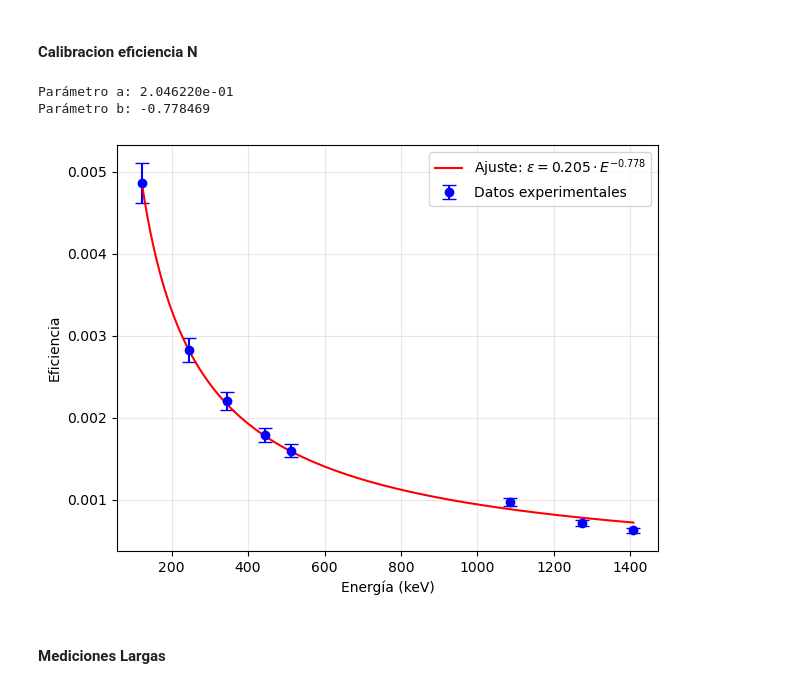
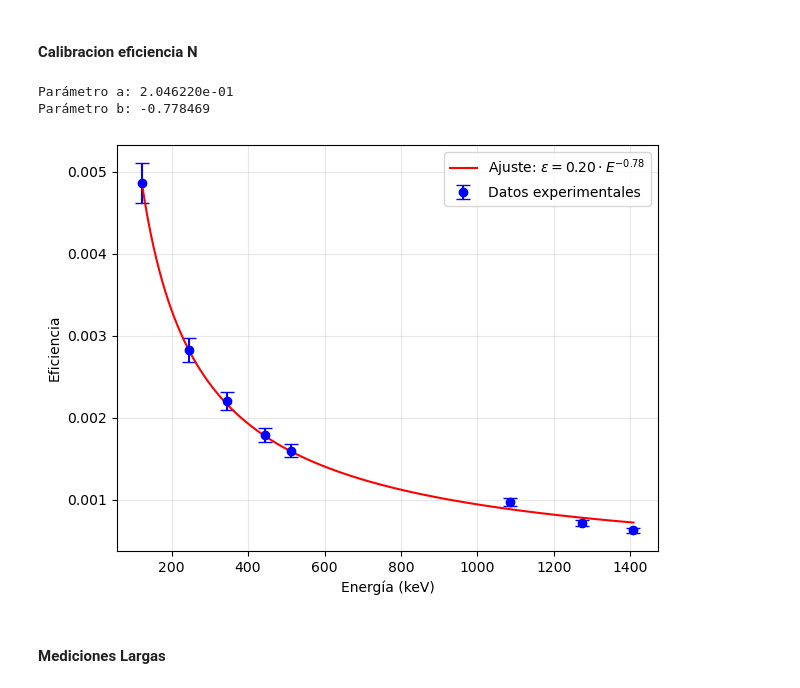
Before and after one commit to saisito/MedNuk_especial, a Jupyter notebook: process.ipynb, the cells around one changed output. Saved outputs shown, nothing was run; the diff lists cells and outputs as text; code cells hidden in the pictures.

```diff
--- a/process.ipynb
+++ b/process.ipynb
@@ -371,35 +373,35 @@ Eficiencia = np.array([
 
 # Errores: 5% de cada eficiencia
 err_eficiencia = 0.05 * Eficiencia
 
 # Modelo de ajuste: eficiencia = a * E^b
 def modelo(E, a, b):
     return a * E**b
 
 # Ajuste con curve_fit
 parametros, _ = curve_fit(modelo, E, Eficiencia)
 a, b = parametros
 
 print(f"Parámetro a: {a:.6e}")
 print(f"Parámetro b: {b:.6f}")
 
 # Generar puntos para la curva ajustada
 E_fit = np.linspace(min(E), max(E), 500)
 Eficiencia_fit = modelo(E_fit, a, b)
 
 # Graficar
 plt.errorbar(E, Eficiencia, yerr=err_eficiencia, fmt='o', color='blue', capsize=5, label='Datos experimentales')
-plt.plot(E_fit, Eficiencia_fit, color='red', label=f'Ajuste: $\\epsilon = {a:.3f} \\cdot E^{{{b:.3f}}}$')
+plt.plot(E_fit, Eficiencia_fit, color='red', label=f'Ajuste: $\\epsilon = {a:.2f} \\cdot E^{{{b:.2f}}}$')
 plt.xlabel('Energía (keV)')
 plt.ylabel('Eficiencia')
 plt.legend()
 plt.grid(alpha=0.3)
 plt.tight_layout()
 plt.show()
 # %% [output]
 Parámetro a: 2.046220e-01
 Parámetro b: -0.778469
-[figure, old version]
+[figure, new version]
 # %% [markdown]
 #### Mediciones Largas
 # %% [markdown]
```
Also changed, not shown: parts of 20 cells of this notebook, 1 other file.
